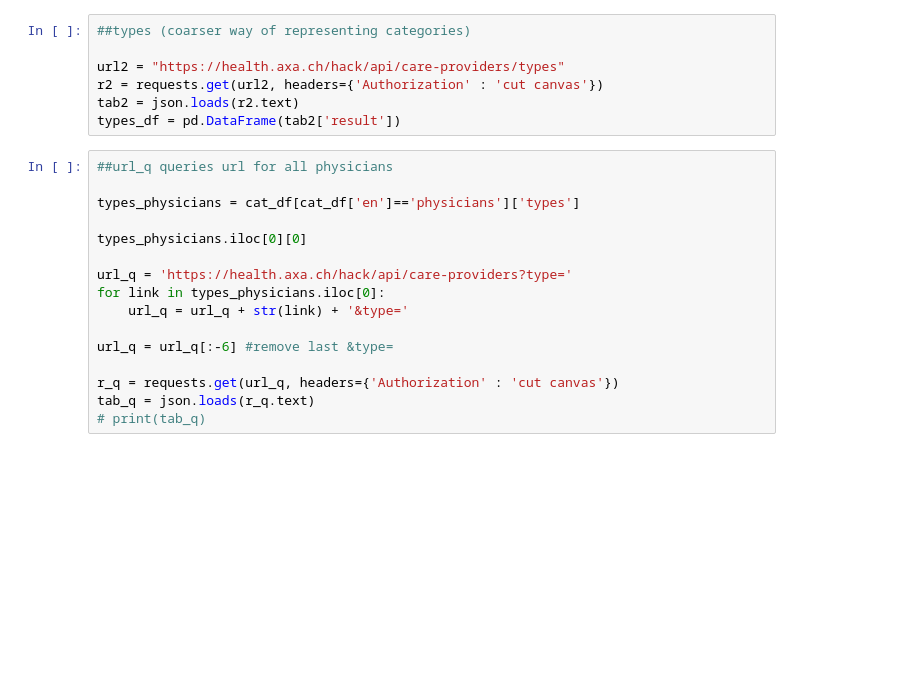
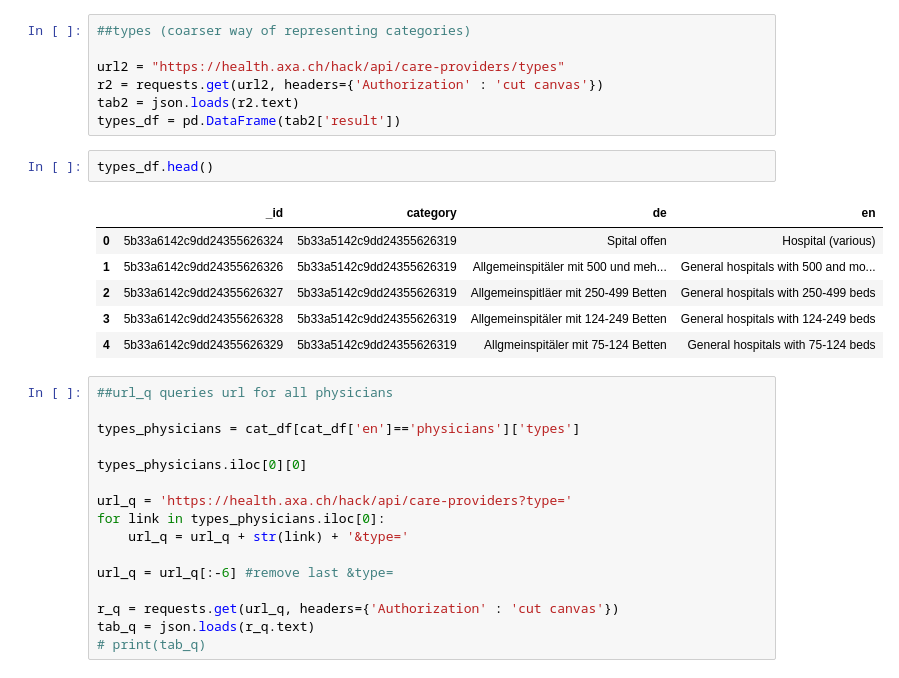
Before and after one commit to DominikStefancik/Smart-medical-assistant, a Jupyter notebook: Data Exploration.ipynb, the cells around one changed output. Cells and saved outputs as stored; diff of their text form; blank space fills up the shorter version.

```diff
--- a/Data Exploration.ipynb
+++ b/Data Exploration.ipynb
@@ -43,6 +43,15 @@ url2 = "https://health.axa.ch/hack/api/care-providers/types"
 r2 = requests.get(url2, headers={'Authorization' : 'cut canvas'})
 tab2 = json.loads(r2.text)
 types_df = pd.DataFrame(tab2['result'])
+# %%
+types_df.head()
+# %% [output]
+|  | _id | category | de | en |
+| 0 | 5b33a6142c9dd24355626324 | 5b33a5142c9dd24355626319 | Spital offen | Hospital (various) |
+| 1 | 5b33a6142c9dd24355626326 | 5b33a5142c9dd24355626319 | Allgemeinspitäler mit 500 und meh... | General hospitals with 500 and mo... |
+| 2 | 5b33a6142c9dd24355626327 | 5b33a5142c9dd24355626319 | Allgemeinspitläer mit 250-499 Betten | General hospitals with 250-499 beds |
+| 3 | 5b33a6142c9dd24355626328 | 5b33a5142c9dd24355626319 | Allgemeinspitäler mit 124-249 Betten | General hospitals with 124-249 beds |
+| 4 | 5b33a6142c9dd24355626329 | 5b33a5142c9dd24355626319 | Allgmeinspitäler mit 75-124 Betten | General hospitals with 75-124 beds |
 # %%
 ##url_q queries url for all physicians
 
```
Also changed, not shown: parts of 2 cells of this notebook.
